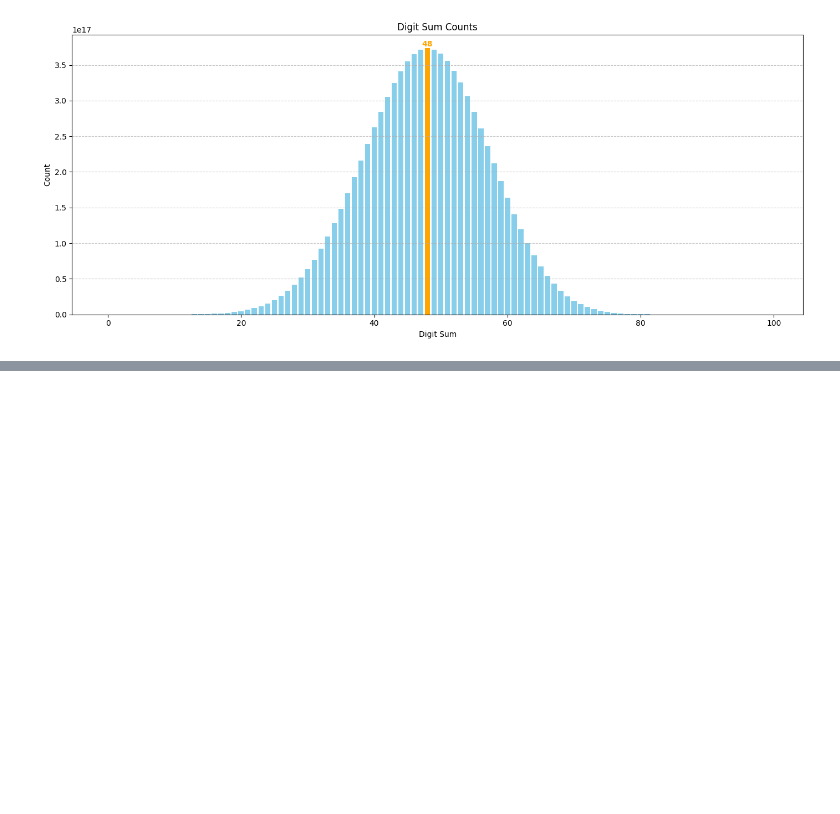
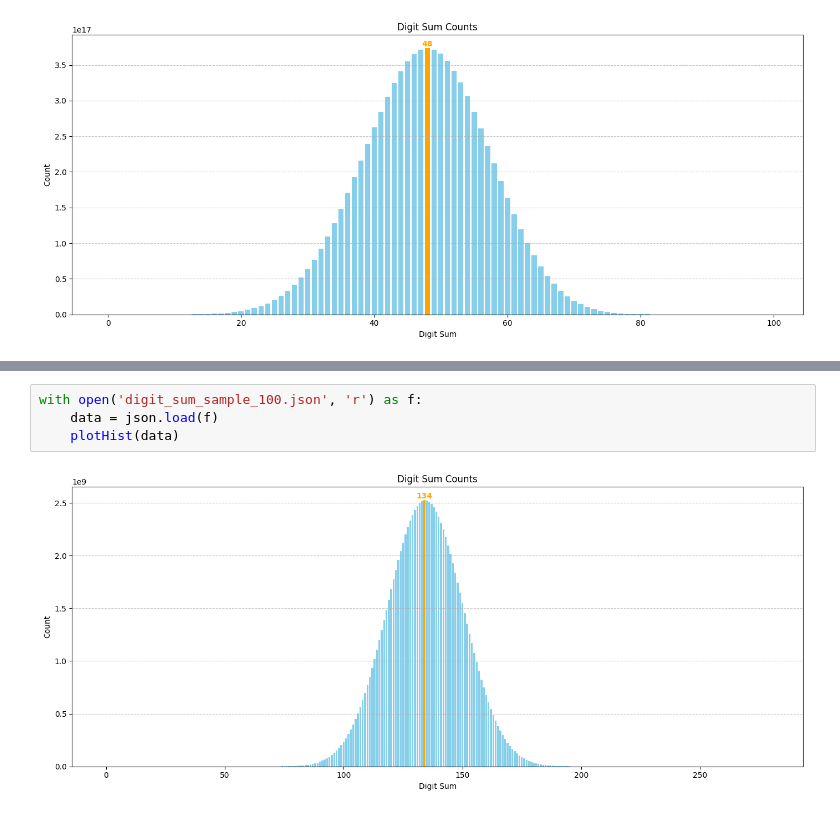
Before and after one commit to Symon02/Information-Security, a Jupyter notebook: lab3/lab3_solver.ipynb, the cells around one changed output, grey strips where cells are left out. Saved outputs shown, nothing was run; the diff lists cells and outputs as text; blank space fills up the shorter version.

```diff
--- a/lab3/lab3_solver.ipynb
+++ b/lab3/lab3_solver.ipynb
@@ -152,0 +159,6 @@ with open('digit_sum_counts_36.json', 'r') as f:
+# %%
+with open('digit_sum_sample_100.json', 'r') as f:
+    data = json.load(f)
+    plotHist(data)
+# %% [output]
+[figure, added]
```
Also changed, not shown: parts of 1 cell of this notebook, 5 other files.
